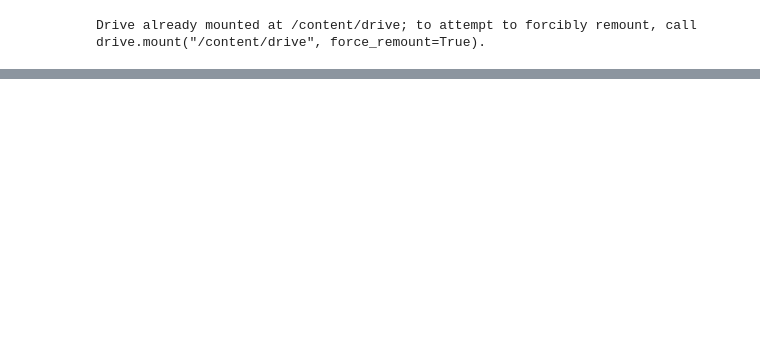
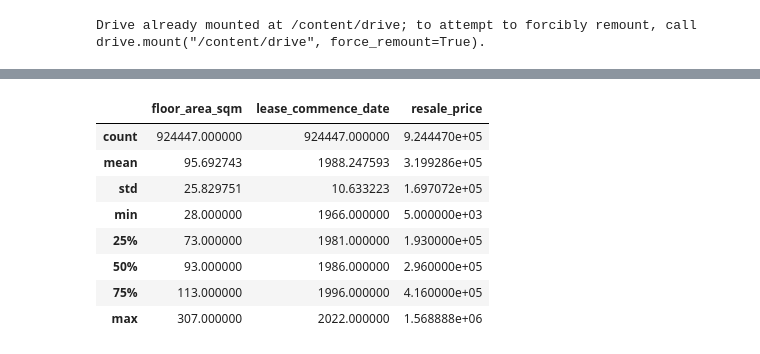
Before and after one commit to GDharan10/Project6_SingaporeResaleFlatPricesPredicting, a Jupyter notebook: SingaporeResaleFlatPricesPredicting.ipynb, the cells around one changed output, grey strips where cells are left out. Drawn from its saved outputs; the diff is of its cells as text; code cells hidden in the pictures; blank space fills up the shorter version.

```diff
--- a/SingaporeResaleFlatPricesPredicting.ipynb
+++ b/SingaporeResaleFlatPricesPredicting.ipynb
@@ -61,0 +164,12 @@ None /t None None None None
+# %%
+df.describe()
+# %% [output]
+|  | floor_area_sqm | lease_commence_date | resale_price |
+| count | 924447.000000 | 924447.000000 | 9.244470e+05 |
+| mean | 95.692743 | 1988.247593 | 3.199286e+05 |
+| std | 25.829751 | 10.633223 | 1.697072e+05 |
+| min | 28.000000 | 1966.000000 | 5.000000e+03 |
+| 25% | 73.000000 | 1981.000000 | 1.930000e+05 |
+| 50% | 93.000000 | 1986.000000 | 2.960000e+05 |
+| 75% | 113.000000 | 1996.000000 | 4.160000e+05 |
+| max | 307.000000 | 2022.000000 | 1.568888e+06 |
```
Also changed, not shown: parts of 45 cells of this notebook.
